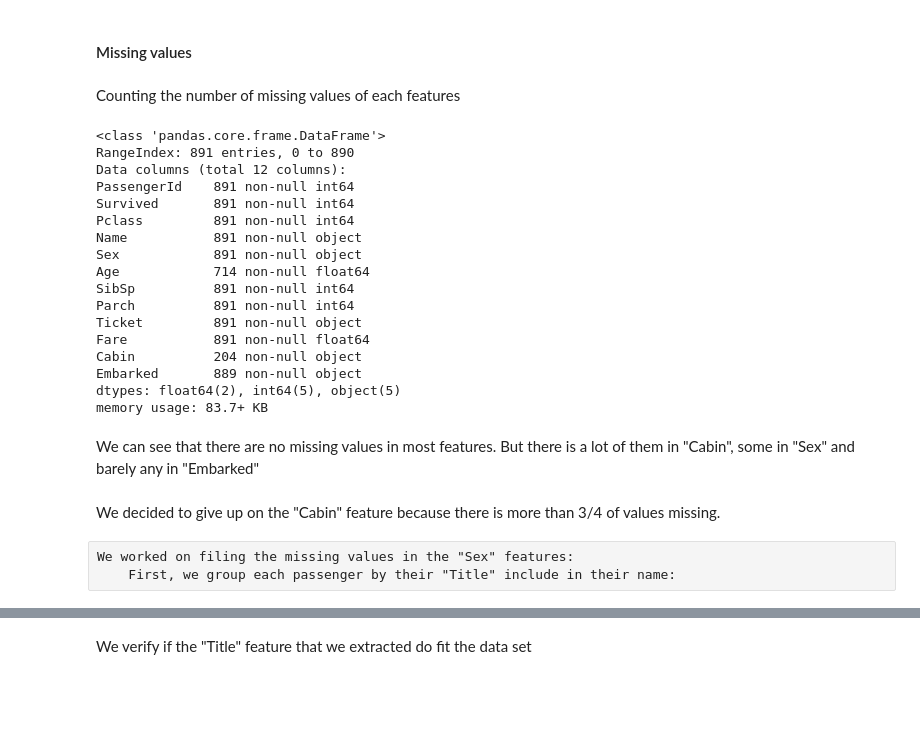
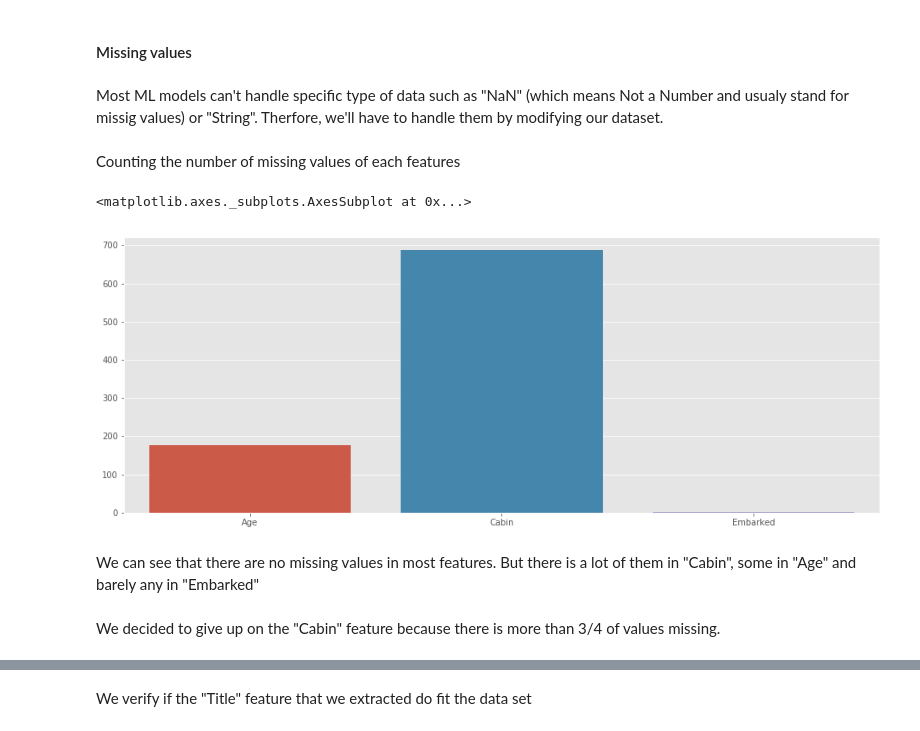
Before and after one commit to Thomas92330/automlbench, a Jupyter notebook: Scripts/Titanic.ipynb, the cells around one changed output, grey strips where cells are left out. Cells and saved outputs as stored; diff of their text form; code cells hidden in the pictures; blank space fills up the shorter version.

```diff
--- a/Scripts/Titanic.ipynb
+++ b/Scripts/Titanic.ipynb
@@ -32,3 +29,10 @@ import pandas as pd
+# %%
+import numpy as np
+import pandas as pd
+import matplotlib.pyplot as plt
+import seaborn as sns
+plt.style.use(style='ggplot')
+plt.rcParams['figure.figsize'] = (16, 6)
 # %% [markdown]
 ## Exploring the Titanic data set
 # %% [markdown]
@@ -52,32 +58,22 @@ df.shape
 ### 2. Data pre-processing
 # %% [markdown]
 #### Missing values
+# %% [markdown]
+Most ML models can't handle specific type of data such as "NaN" (which means Not a Number and usualy stand for missig values) or "String". Therfore, we'll have to handle them by modifying our dataset.
 # %% [markdown]
 Counting the number of  missing values of each features
-# %%
-df.info()
-# %% [output]
-<class 'pandas.core.frame.DataFrame'>
-RangeIndex: 891 entries, 0 to 890
-Data columns (total 12 columns):
-PassengerId    891 non-null int64
-Survived       891 non-null int64
-Pclass         891 non-null int64
-Name           891 non-null object
-Sex            891 non-null object
-Age            714 non-null float64
-SibSp          891 non-null int64
-Parch          891 non-null int64
-Ticket         891 non-null object
-Fare           891 non-null float64
-Cabin          204 non-null object
-Embarked       889 non-null object
-dtypes: float64(2), int64(5), object(5)
-memory usage: 83.7+ KB
+# %%
+y_nan_values = []
+x_nan_values = []
+for col in df.columns:
+    if(df[col].isna().sum()):
+        y_nan_values.append(df[col].isna().sum())
+        x_nan_values.append(col)
+sns.barplot(x= x_nan_values, y=y_nan_values)
+# %% [output]
+<matplotlib.axes._subplots.AxesSubplot at 0x...>
+[figure, added]
 # %% [markdown]
-We can see that there are no missing values in most features. But there is a lot of them in "Cabin", some in "Sex" and barely any in "Embarked"
+We can see that there are no missing values in most features. But there is a lot of them in "Cabin", some in "Age" and barely any in "Embarked"
 # %% [markdown]
 We decided to give up on the "Cabin" feature because there is more than 3/4 of values missing.
-# %% [raw]
-We worked on filing the missing values in the "Sex" features:
-    First, we group each passenger by their "Title" include in their name:
```
Also changed, not shown: parts of 63 cells of this notebook, 10 other files.
